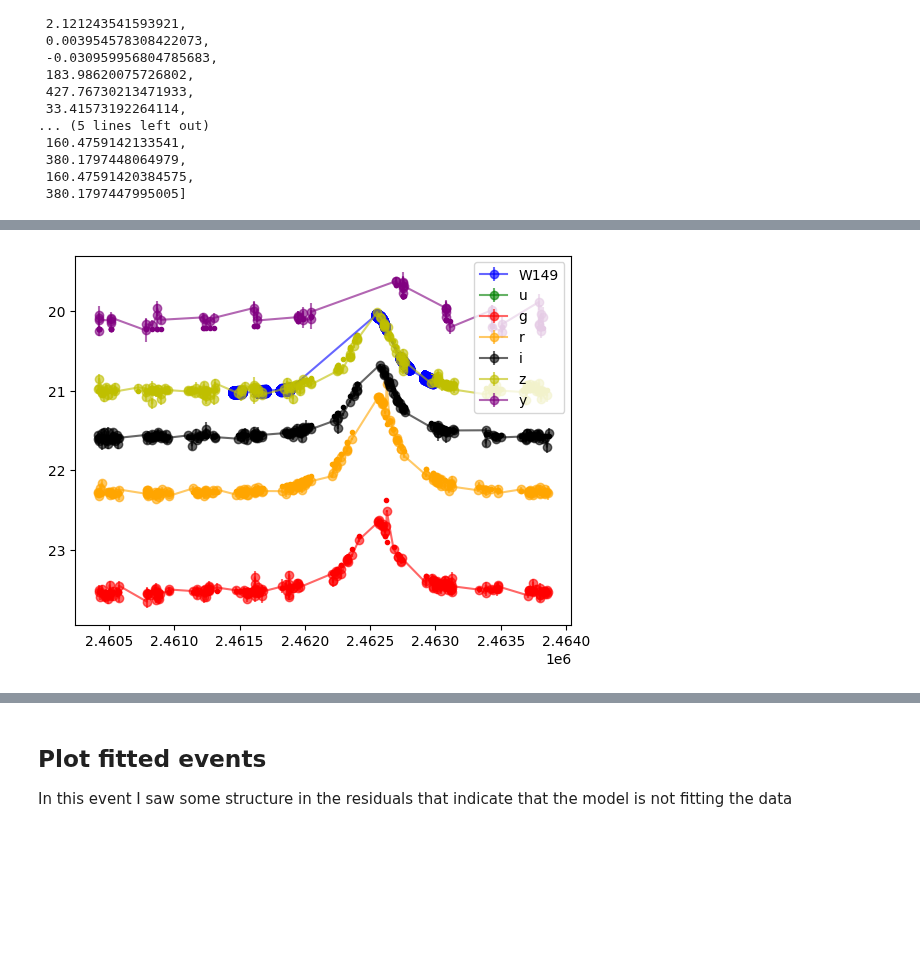
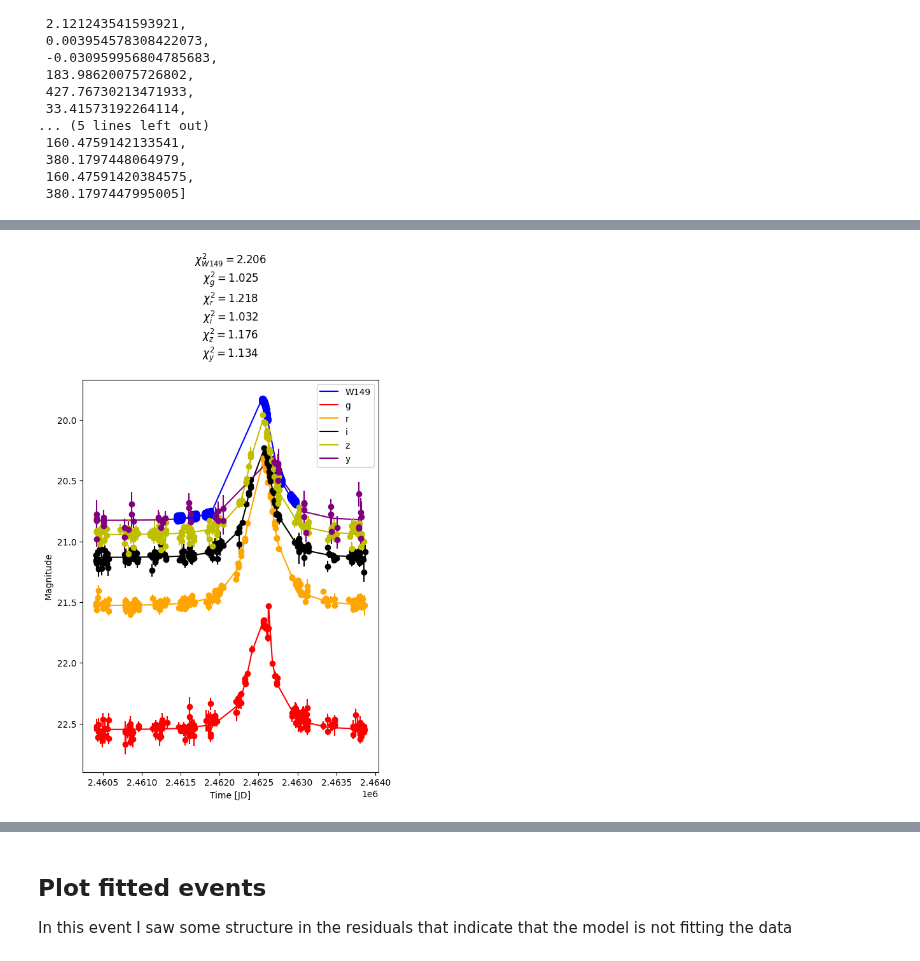
Before and after one commit to anibal-art/roman_rubin, a Jupyter notebook: notebooks/Plot_sim_and_fit.ipynb, the cells around one changed output, grey strips where cells are left out. Cells and saved outputs as stored; diff of their text form; code cells hidden in the pictures; blank space fills up the shorter version.

```diff
--- a/notebooks/Plot_sim_and_fit.ipynb
+++ b/notebooks/Plot_sim_and_fit.ipynb
@@ -102,10 +103,10 @@ true_params = ulens_params+flux_params
 model_ulens = 'USBL'
 
 Source = i
-event_params = pyLIMA_parameters
-event_params['te']=event_params['tE']
-event_params['s']=event_params['separation']
-event_params['q']=event_params['mass_ratio']
+# event_params = pyLIMA_parameters
+pyLIMA_parameters['te']=pyLIMA_parameters['tE']
+pyLIMA_parameters['s']=pyLIMA_parameters['separation']
+pyLIMA_parameters['q']=pyLIMA_parameters['mass_ratio']
 
 f= 'W149'
 wfirst_lc = np.array([bands[f]['time'],bands[f]['mag'],bands[f]['err_mag']]).T
@@ -239,7 +249,7 @@ plt.show()
 # %% [output]
 [figure]
 # %%
-pyLIMAmodel_rr = model_rubin_roman(18, False, event_params, path_ephemerides, 'USBL', wfirst_lc, lsst_u, lsst_g, lsst_r, lsst_i, lsst_z, lsst_y)
+pyLIMAmodel_rr = model_rubin_roman(18, True, pyLIMA_parameters, path_ephemerides, 'USBL', wfirst_lc, lsst_u, lsst_g, lsst_r, lsst_i, lsst_z, lsst_y)
 # just a re-definition
 model_rr = pyLIMAmodel_rr
 # model_roman = pyLIMAmodel_roman
@@ -290,38 +322,37 @@ def flux_to_mag(zp, Flux):
 # %%
 # compute chi^2
 from pyLIMA.simulations import simulator
-fit_rr['best_model'] = [2462553.5654954007,
- 0.24288893679234136,
- 482.496294970695,
- abs(-3.316601909049971e-05),
- 1.16846431238426,
- 0.0003541777197891326,
- 2.121243541593921,
- 0.003954578308422073,
- -0.030959956804785683,
- 183.98620075726802,
- 427.76730213471933,
- 33.41573192264114,
- 86.64552502710379,
- 134.4501661382147,
- 222.59059137157206,
- 126.5742341699077,
- 320.28057128093275,
- 160.4759142133541,
- 380.1797448064979,
- 160.47591420384575,
- 380.1797447995005]
+# fit_rr['best_model'] = [2462553.5654954007,
+#  0.24288893679234136,
+#  482.496294970695,
+#  abs(-3.316601909049971e-05),
+#  1.16846431238426,
+#  0.0003541777197891326,
+#  2.121243541593921,
+#  0.003954578308422073,
+#  -0.030959956804785683,
+#  183.98620075726802,
+#  427.76730213471933,
+#  33.41573192264114,
+#  86.64552502710379,
+#  134.4501661382147,
+#  222.59059137157206,
+#  126.5742341699077,
+#  320.28057128093275,
+#  160.4759142133541,
+#  380.1797448064979,
+#  160.47591420384575,
+#  380.1797447995005]
+fit_rr['best_model'] = true_params
+
 pyLIMAmodel_rr
 pyLIMA_par_fit = pyLIMAmodel_rr.compute_pyLIMA_parameters(fit_rr['best_model'])
 simulator.simulate_lightcurve_flux(pyLIMAmodel_rr, pyLIMA_par_fit)
-
 # pyLIMA_par_fit
-
 for k in range(1, len(pyLIMAmodel_rr.event.telescopes)):
     model_flux = pyLIMAmodel_rr.compute_the_microlensing_model(pyLIMAmodel_rr.event.telescopes[k],
                                                              pyLIMA_par_fit)['photometry']
     pyLIMAmodel_rr.event.telescopes[k].lightcurve_flux['flux'] = model_flux
-
 
 colors = {'W149':'b',
 'u':'g',
@@ -332,22 +363,32 @@ colors = {'W149':'b',
 'y':'purple'
 }
 
+
+plt.figure(figsize=(6,8))
 for telo in pyLIMAmodel_rr.event.telescopes:
-    print(telo.name)
-    # A = pyLIMAmodel_rr.model_magnification(telo, pyLIMA_par_fit)
 
-    # if len(telo.lightcurve_magnitude['time'])==len(A):
-        # plt.plot(telo.lightcurve_magnitude['time'], A, ls=' ', marker='.')
-    # print(ZP[telo.name])
     print(len(telo.lightcurve_magnitude['time']))
-    plt.plot(telo.lightcurve_magnitude['time'], flux_to_mag(ZP[telo.name],telo.lightcurve_flux['flux']), color=colors[telo.name],ls=' ', marker='.')
-        # plt.plot(telo.lightcurve_magnitude['time'],np.log(pspl_lightcurve(t0, u0, tE, telo.lightcurve_magnitude['time'].value)-1),color='red',lw=2,alpha=0.2, marker='.',ls='--')
+    plt.plot(telo.lightcurve_magnitude['time'], flux_to_mag(ZP[telo.name], telo.lightcurve_flux['flux'])+27.4-ZP[telo.name], color=colors[telo.name],ls='-', marker=' ',label=telo.name)
 
 for b in bands:
-    print(b)
-    print(len(bands[b]['time']))
-    plt.errorbar(bands[b]['time'],bands[b]['mag']-27.4+ZP[b],bands[b]['err_mag'], color=colors[b], marker= 'o',alpha=0.6, label = b)
+    plt.errorbar(bands[b]['time'],bands[b]['mag'],bands[b]['err_mag'], color=colors[b],ls='', marker='o')
 
-plt.legend()
+
+
+index={'W149':0,'g':1,'r':2,'i':3,'z':4,'y':5}
+title=''
+for b in index:
+    model = flux_to_mag(ZP[b],pyLIMAmodel_rr.event.telescopes[index[b]].lightcurve_flux['flux'])
+    data = bands[b]['mag']-27.4+ZP[b]
+    error = bands[b]['err_mag']
+    print(sum(((model-data)/error)**2)/(len(data)-9-2))
+    chi2=sum(((model-data)/error)**2)/(len(data)-9-2)
+    title += rf'$\chi^2_{{{b}}} = {chi2:.3f}$' + '\n'  # Use raw string (r'...') and proper subscript formatting
+
+    # title += f'$\chi^2_'+f'{b}'+' ='+str(round(sum(((model-data)/error)**2)/(len(data)-9-2),3))+'$\n'
+plt.xlabel('Time [JD]')
+plt.ylabel('Magnitude')
+plt.title(title)
 plt.gca().invert_yaxis()
+plt.legend(loc='best')
 # %% [output]
@@ -371 +408 @@ y
-[figure, old version]
+[figure, new version]
```
Also changed, not shown: parts of 14 cells of this notebook, 6 other files.
